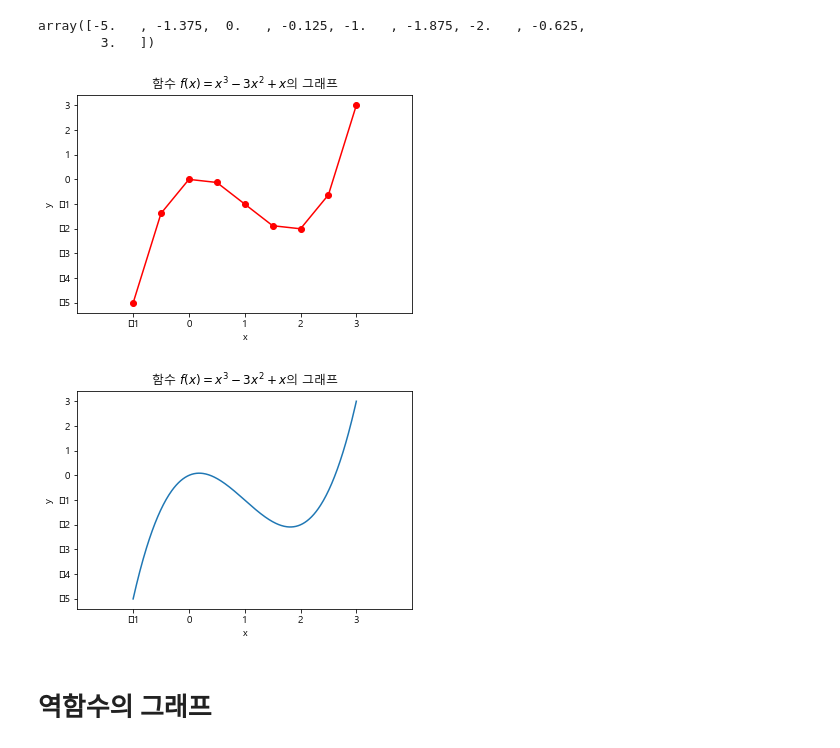
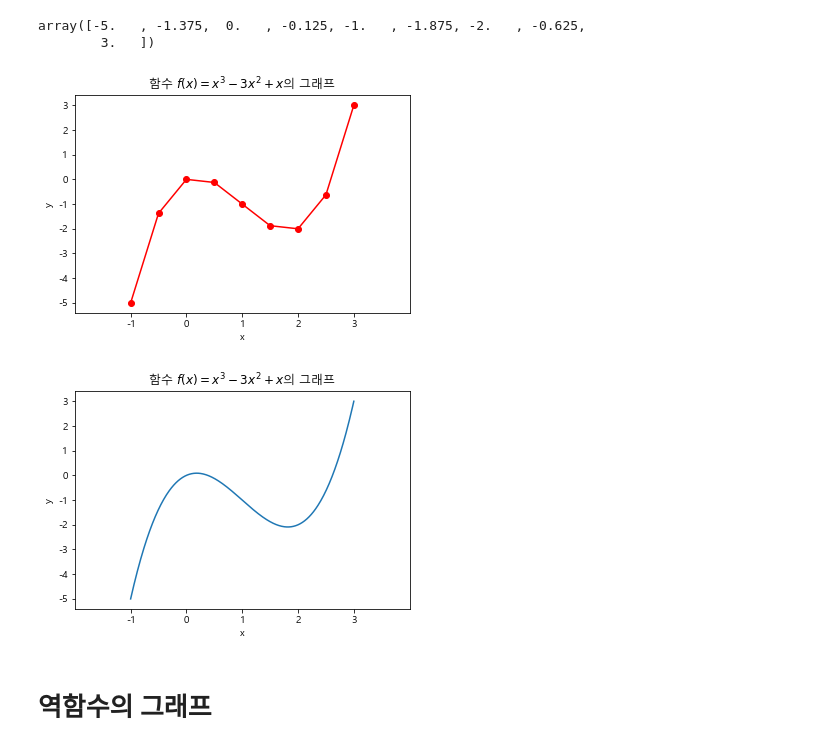
Before and after one commit to kyeonminsu/Math-Study, a Jupyter notebook: 3.SymPy로 공부하는 미적분/1. 함수.ipynb, the cells around one changed output. Cells and saved outputs as stored; diff of their text form; code cells hidden in the pictures.

```diff
--- a/3.SymPy로 공부하는 미적분/1. 함수.ipynb
+++ b/3.SymPy로 공부하는 미적분/1. 함수.ipynb
@@ -97,16 +97,17 @@ array([-5.   , -1.375,  0.   , -0.125, -1.   , -1.875, -2.   , -0.625,
         3.   ])
 # %%
 plt.rc("font", size=10, family='Malgun Gothic')
+plt.rc('axes', unicode_minus=False)
 plt.plot(x, y, 'ro-')
 plt.xlim(-2, 4)
 plt.title("함수 $f(x) = x^3 - 3x^2 + x$의 그래프")
 plt.xlabel("x")
 plt.ylabel("y")
 plt.xticks(np.arange(-1, 4))
 plt.yticks(np.arange(-5, 4))
 plt.show()
 # %% [output]
-[figure, old version]
+[figure, new version]
 # %%
 x = np.linspace(-1, 3, 400)
 y = f(x)
@@ -121,7 +122,7 @@ plt.yticks(np.arange(-5, 4))
 
 plt.show()
 # %% [output]
-[figure, old version]
+[figure, new version]
 # %% [markdown]
 # 역함수의 그래프
 # %% [markdown]
```
Also changed, not shown: parts of 4 cells of this notebook.
